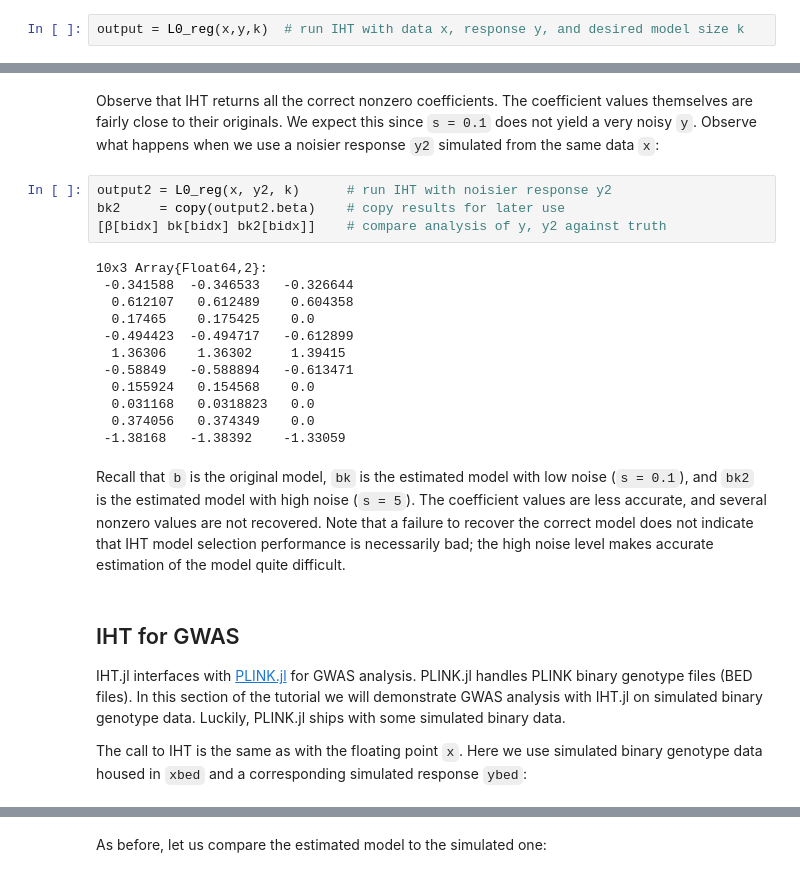
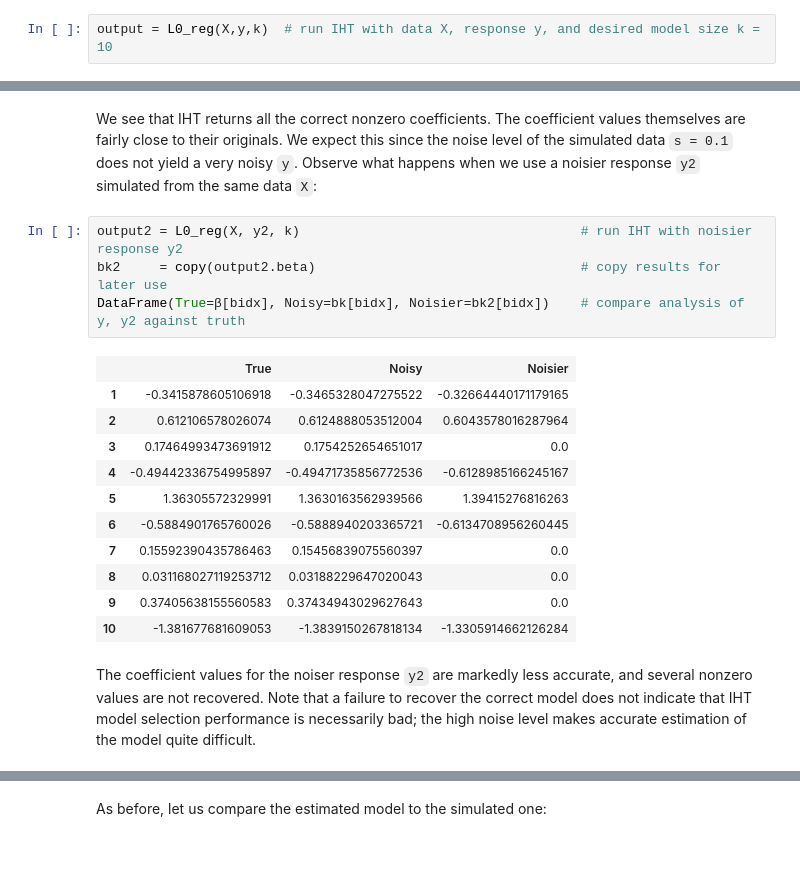
Before and after one commit to OpenMendel/MendelIHT.jl, a Jupyter notebook: IHT_tutorial_brief.ipynb, the cells around one changed output, grey strips where cells are left out. Saved outputs shown, nothing was run; the diff lists cells and outputs as text.

Commit message:
simplified CV interface, plus tutorial edits

```diff
--- a/IHT_tutorial_brief.ipynb
+++ b/IHT_tutorial_brief.ipynb
@@ -31,3 +62,3 @@ Using `x`, we now run iterative hard thresholding to capture the best model of s
 # %%
-output = L0_reg(x,y,k)  # run IHT with data x, response y, and desired model size k
+output = L0_reg(X,y,k)  # run IHT with data X, response y, and desired model size k = 10
 # %% [output]
@@ -68,26 +100,20 @@ bk = copy(output.beta)  # copy the estimated β for later use
 # %% [markdown]
-Observe that IHT returns all the correct nonzero coefficients. The coefficient values themselves are fairly close to their originals. We expect this since `s = 0.1` does not yield a very noisy `y`. Observe what happens when we use a noisier response `y2` simulated from the same data `x`:
+We see that IHT returns all the correct nonzero coefficients. The coefficient values themselves are fairly close to their originals. We expect this since the noise level of the simulated data `s = 0.1` does not yield a very noisy `y`. Observe what happens when we use a noisier response `y2` simulated from the same data `X`:
 # %%
-output2 = L0_reg(x, y2, k)      # run IHT with noisier response y2
-bk2     = copy(output2.beta)    # copy results for later use
-[β[bidx] bk[bidx] bk2[bidx]]    # compare analysis of y, y2 against truth
+output2 = L0_reg(X, y2, k)                                    # run IHT with noisier response y2
+bk2     = copy(output2.beta)                                  # copy results for later use
+DataFrame(True=β[bidx], Noisy=bk[bidx], Noisier=bk2[bidx])    # compare analysis of y, y2 against truth
 # %% [output]
-10x3 Array{Float64,2}:
- -0.341588  -0.346533   -0.326644
-  0.612107   0.612489    0.604358
-  0.17465    0.175425    0.0
- -0.494423  -0.494717   -0.612899
-  1.36306    1.36302     1.39415
- -0.58849   -0.588894   -0.613471
-  0.155924   0.154568    0.0
-  0.031168   0.0318823   0.0
-  0.374056   0.374349    0.0
- -1.38168   -1.38392    -1.33059
+|  | True | Noisy | Noisier |
+| 1 | -0.3415878605106918 | -0.3465328047275522 | -0.32664440171179165 |
+| 2 | 0.612106578026074 | 0.6124888053512004 | 0.6043578016287964 |
+| 3 | 0.17464993473691912 | 0.1754252654651017 | 0.0 |
+| 4 | -0.49442336754995897 | -0.49471735856772536 | -0.6128985166245167 |
+| 5 | 1.36305572329991 | 1.3630163562939566 | 1.39415276816263 |
+| 6 | -0.5884901765760026 | -0.5888940203365721 | -0.6134708956260445 |
+| 7 | 0.15592390435786463 | 0.15456839075560397 | 0.0 |
+| 8 | 0.031168027119253712 | 0.03188229647020043 | 0.0 |
+| 9 | 0.37405638155560583 | 0.37434943029627643 | 0.0 |
+| 10 | -1.381677681609053 | -1.3839150267818134 | -1.3305914662126284 |
 # %% [markdown]
-Recall that `b` is the original model, `bk` is the estimated model with low noise (`s = 0.1`), and `bk2` is the estimated model with high noise (`s = 5`). The coefficient values are less accurate, and several nonzero values are not recovered. Note that a failure to recover the correct model does not indicate that IHT model selection performance is necessarily bad; the high noise level makes accurate estimation of the model quite difficult.
+The coefficient values for the noiser response `y2` are markedly less accurate, and several nonzero values are not recovered. Note that a failure to recover the correct model does not indicate that IHT model selection performance is necessarily bad; the high noise level makes accurate estimation of the model quite difficult.
-# %% [markdown]
-## IHT for GWAS
-
-IHT.jl interfaces with [PLINK.jl](https://github.com/klkeys/PLINK.jl) for GWAS analysis. PLINK.jl handles PLINK binary genotype files (BED files). In this section of the tutorial we will demonstrate GWAS analysis with IHT.jl on simulated binary genotype data. Luckily, PLINK.jl ships with some simulated binary data.
-
-The call to IHT is the same as with the floating point `x`. Here we use simulated binary genotype data housed in `xbed` and a corresponding simulated response `ybed`:
```
Also changed, not shown: parts of 30 cells of this notebook, 7 other files.
